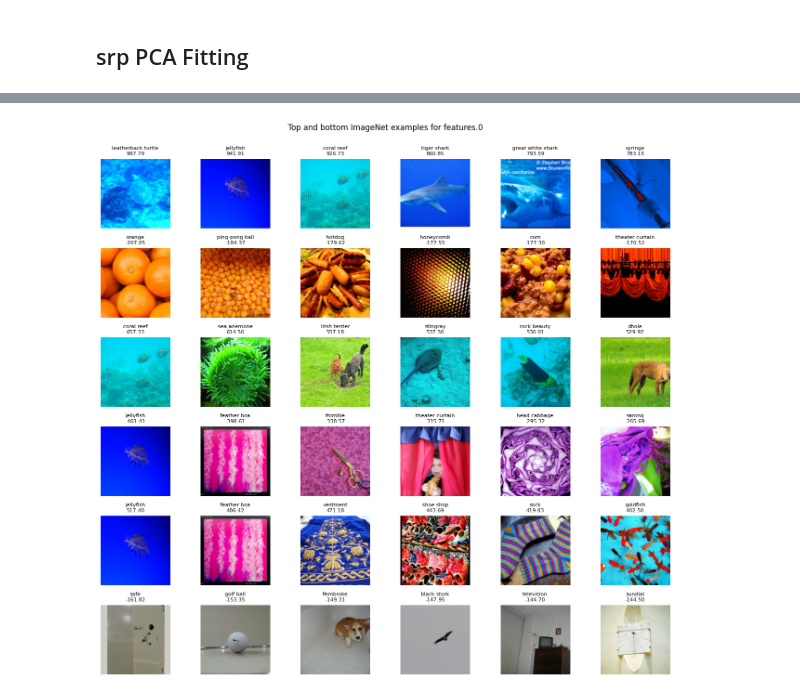
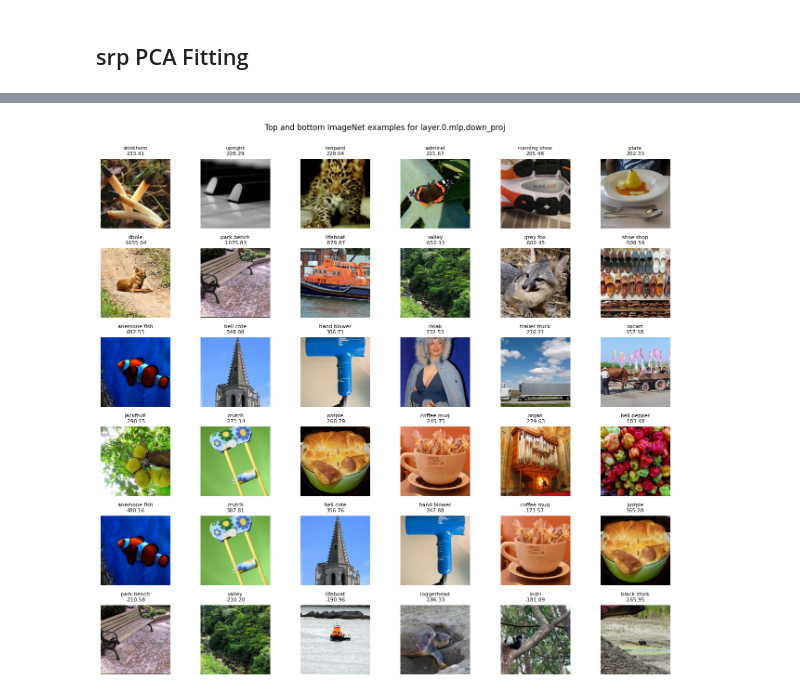
Before and after one commit to TizianoCausin01/static_dynamic, a Jupyter notebook: python_scripts/scripts/srp_pca_imagenet_imgANN_dev.ipynb, the cells around one changed output, grey strips where cells are left out. Drawn from its saved outputs; the diff is of its cells as text; code cells hidden in the pictures.

```diff
--- a/python_scripts/scripts/srp_pca_imagenet_imgANN_dev.ipynb
+++ b/python_scripts/scripts/srp_pca_imagenet_imgANN_dev.ipynb
@@ -42,18 +42,18 @@ from project_specific_utils.dataloader import imagenet_val_dataloader
 @dataclass
 class Cfg:
     # Model options passed to imgANN.
-    model_name: str = "alexnet"
-    pkg: str = "torchvision"
+    model_name: str = "dino_v3_l"
+    pkg: str = "hf"
     trust_remote_code: bool = False
-    image_size: int = 224
+    image_size: int = 384
     pooling: str = "all"
     n_pca_components: int = 10
     n_srp_components: int = 1000
-    batch_size: int = 100
-    target_layer: str = field(default_factory=lambda: ['features.0',])
+    batch_size: int = 10
+    target_layer: str = field(default_factory=lambda: ['layer.0.mlp.down_proj',])
     # default args
     weights_type: str | None = "DEFAULT"
-    repo_url: str | None = "facebook/dinov3-vits16-pretrain-lvd1689m"
+    repo_url: str | None = "facebook/dinov3-vitl16-pretrain-lvd1689m"
     revision: str | None = None
     attn_implementation: str | None = "sdpa"
     dtype: str = "float32"
@@ -248,12 +245,12 @@ srp_pca_imagenet_wrapper(paths, 0, cfg.target_layer, ann, loader, cfg.n_srp_comp
 # srps = {layer: srp_obj for layer in cfg.target_layer}
 # compute_img_srp(ann, loader, srps, device);
 # %%
-pca_p = "/Users/tizianocausin/sd_local/models/imagenet_components/alexnet_features.0_imagenet_val_1000_to_10_srp_to_pca_components_allpool.pkl"
+pca_p = "/Users/tizianocausin/sd_local/models/imagenet_components/dino_v3_l_layer.0.mlp.down_proj_imagenet_val_10000_to_1000_srp_to_pca_components_allpool.pkl"
 pca_obj =joblib.load(pca_p)
-srp_p = "/Users/tizianocausin/sd_local/models/imagenet_components/alexnet_features.0_imagenet_val_1000_srp_components_allpool.pkl"
+srp_p = "/Users/tizianocausin/sd_local/models/imagenet_components/dino_v3_l_layer.0.mlp.down_proj_imagenet_val_10000_srp_components_allpool.pkl"
 srp_obj =joblib.load(srp_p)
 # %%
-sample_n = 5000
+sample_n = 100
 n_extreme = 6
 n_pcs_to_show = 3
 # layer = cfg.target_layers[1]
@@ -299,31 +296,33 @@ classes = dataset.dataset.classes if isinstance(dataset, Subset) else dataset.cl
 
 def show_image(ax, image, target, score):
     image = (image * std + mean).clamp(0, 1)
     class_names = classes[int(target)]
     label = class_names[0] if isinstance(class_names, tuple) else class_names
     ax.imshow(image.permute(1, 2, 0))
     ax.set_title(f"{label}\n{score:.2f}", fontsize=8)
     ax.axis("off")
 
 n_pcs_to_show = min(n_pcs_to_show, viz_scores.shape[1])
 fig, axes = plt.subplots(n_pcs_to_show * 2, n_extreme, figsize=(2.2 * n_extreme, 4.0 * n_pcs_to_show))
 axes = np.atleast_2d(axes)
 
 for pc_idx in range(n_pcs_to_show):
     scores = viz_scores[:, pc_idx]
     bottom_indices = np.argsort(scores)[:n_extreme]
     top_indices = np.argsort(scores)[-n_extreme:][::-1]
 
     axes[2 * pc_idx, 0].set_ylabel(f"PC {pc_idx + 1} top", fontsize=10)
     axes[2 * pc_idx + 1, 0].set_ylabel(f"PC {pc_idx + 1} bottom", fontsize=10)
 
     for col, idx in enumerate(top_indices):
         show_image(axes[2 * pc_idx, col], viz_images[idx], viz_targets[idx], scores[idx])
     for col, idx in enumerate(bottom_indices):
         show_image(axes[2 * pc_idx + 1, col], viz_images[idx], viz_targets[idx], scores[idx])
 
+gc.collect()
+torch.cuda.empty_cache()
 fig.suptitle(f"Top and bottom ImageNet examples for {layer}", y=1.0)
 plt.tight_layout()
 plt.show()
 # %% [output]
-[figure, old version]
+[figure, new version]
```
Also changed, not shown: parts of 3 cells of this notebook, 3 other files.
